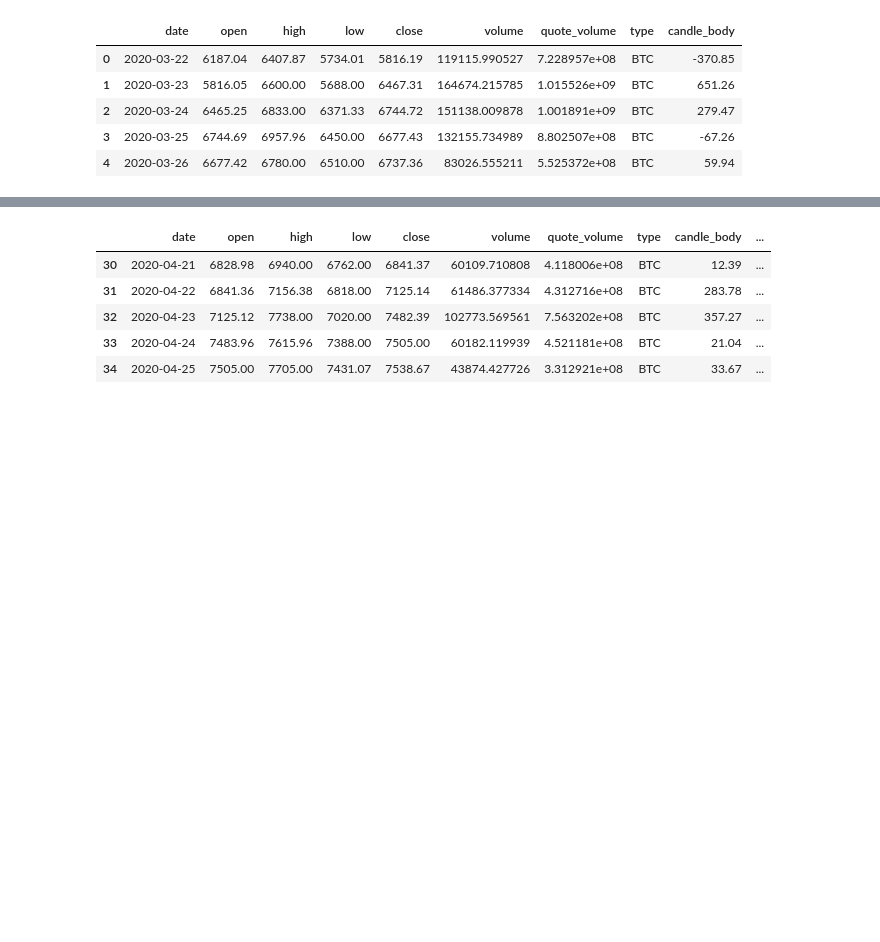
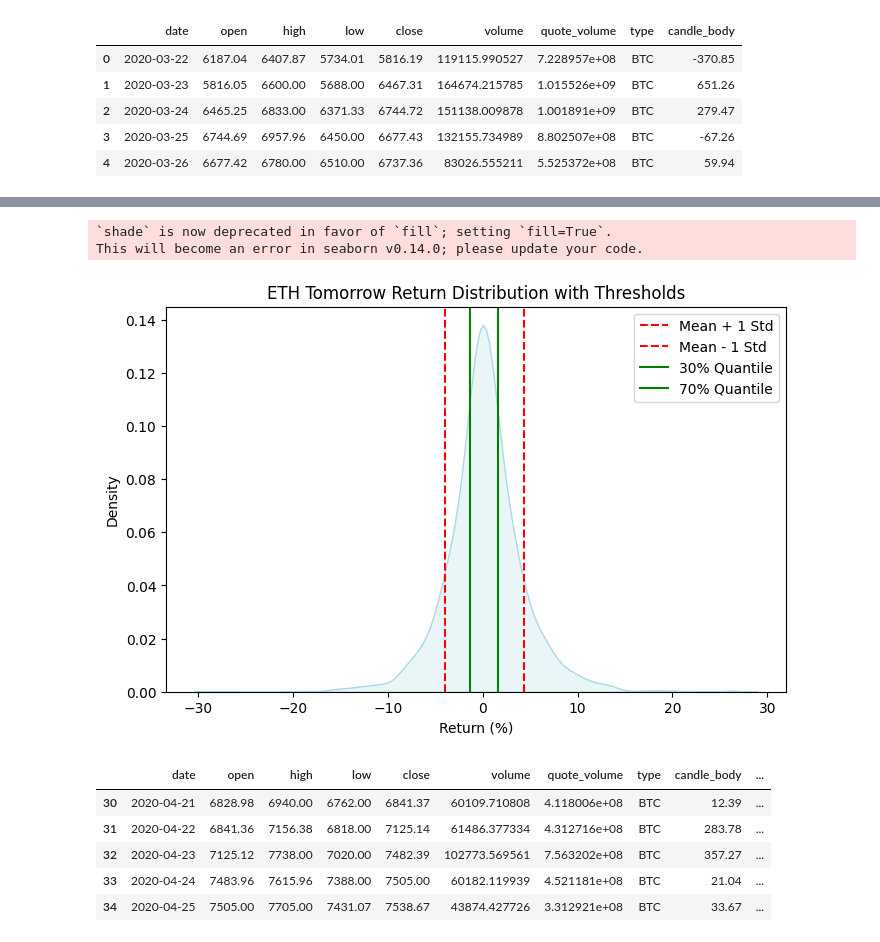
Before and after one commit to Ibrahimtech821/crypto_currency, a Jupyter notebook: project.ipynb, the cells around one changed output, grey strips where cells are left out. Saved outputs shown, nothing was run; the diff lists cells and outputs as text; code cells hidden in the pictures; blank space fills up the shorter version.

```diff
--- a/project.ipynb
+++ b/project.ipynb
@@ -358,3 +371,28 @@ Name: count, dtype: int64
+# %%
+mean = df2['tomorrow_return'].mean()
+std = df2['tomorrow_return'].std()
+q_low = df2['tomorrow_return'].quantile(0.3)
+q_high = df2['tomorrow_return'].quantile(0.7)
+
+plt.figure(figsize=(8,5))
+sns.kdeplot(df2['tomorrow_return'], shade=True, color='lightblue')
+
+# Mean ± std thresholds
+plt.axvline(mean + std, color='red', linestyle='--', label='Mean + 1 Std')
+plt.axvline(mean - std, color='red', linestyle='--', label='Mean - 1 Std')
+
+# Quantile thresholds
+plt.axvline(q_low, color='green', linestyle='-', label='30% Quantile')
+plt.axvline(q_high, color='green', linestyle='-', label='70% Quantile')
+
+plt.title('ETH Tomorrow Return Distribution with Thresholds')
+plt.xlabel('Return (%)')
+plt.legend()
+plt.show()
+# %% [output]
+`shade` is now deprecated in favor of `fill`; setting `fill=True`.
+This will become an error in seaborn v0.14.0; please update your code.
+[figure, added]
 # %%
 df1.drop(columns='tomorrow_close',inplace=True)
 df1.drop(columns='tomorrow_return',inplace=True)
```
Also changed, not shown: parts of 18 cells of this notebook, 1 other file.
